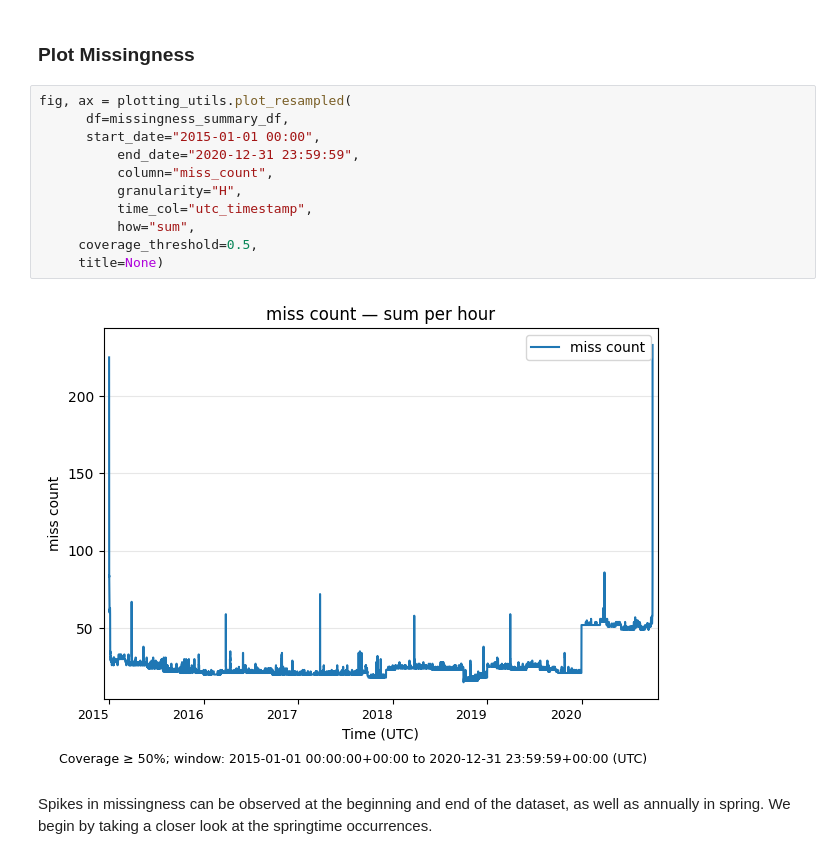
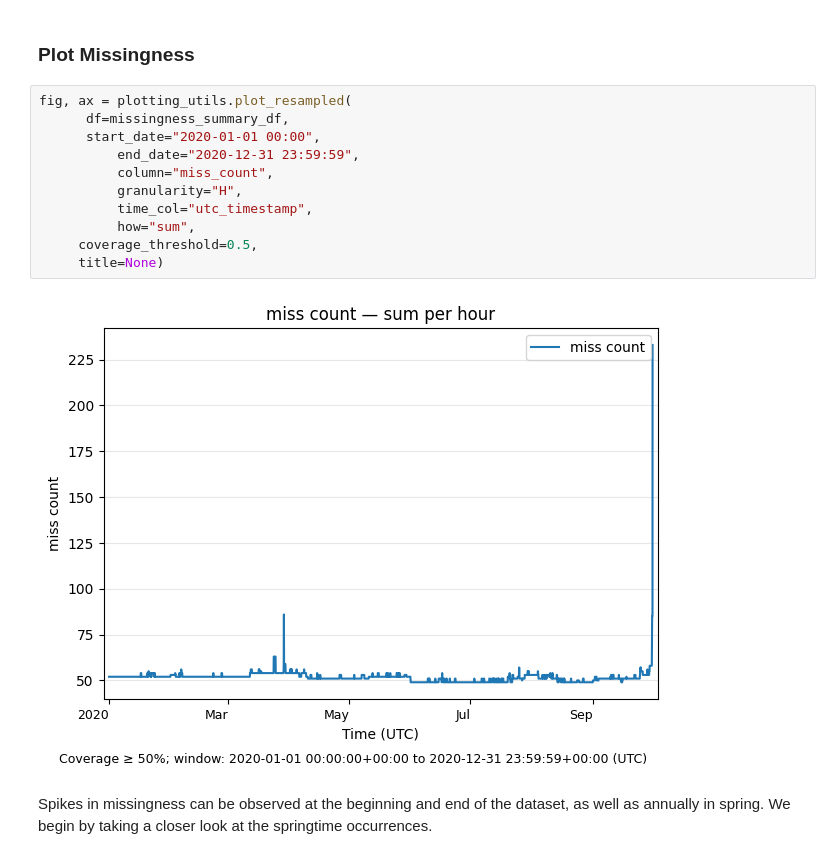
Before and after one commit to F-Skorz/electricity-demand-project, a Jupyter notebook: notebooks/01_OPSD_EDA.ipynb, the cells around one changed output. Cells and saved outputs as stored; diff of their text form.

```diff
--- a/notebooks/01_OPSD_EDA.ipynb
+++ b/notebooks/01_OPSD_EDA.ipynb
@@ -258,16 +259,16 @@ During the first two days, the trend shows a steady, almost monotonic decrease.
 # %%
 fig, ax = plotting_utils.plot_resampled(
       df=missingness_summary_df,
-      start_date="2015-01-01 00:00",
+      start_date="2020-01-01 00:00",
           end_date="2020-12-31 23:59:59",
           column="miss_count",
           granularity="H",
           time_col="utc_timestamp",
           how="sum",
      coverage_threshold=0.5,
      title=None)
 # %% [output]
-[figure, old version]
+[figure, new version]
 # %% [markdown]
 Spikes in missingness can be observed at the beginning and end of the dataset, as well as annually in spring. We begin by taking a closer look at the springtime occurrences.
 # %%
```
Also changed, not shown: parts of 10 cells of this notebook, 4 other files.
